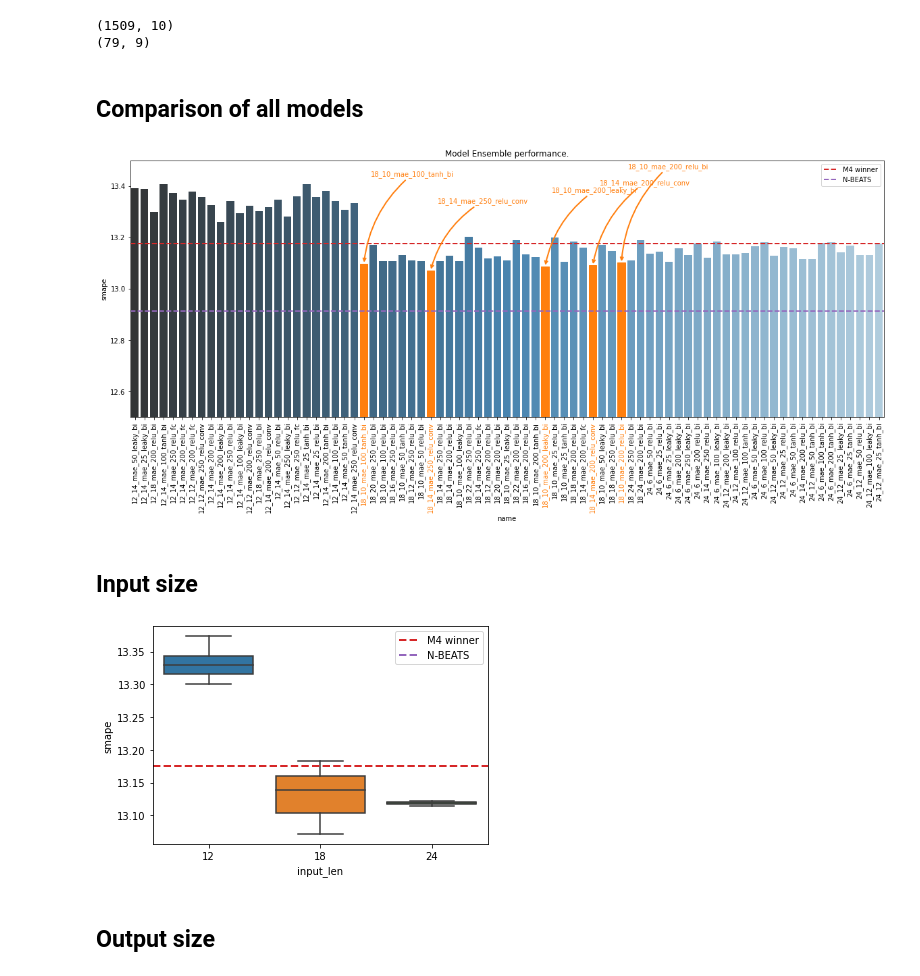
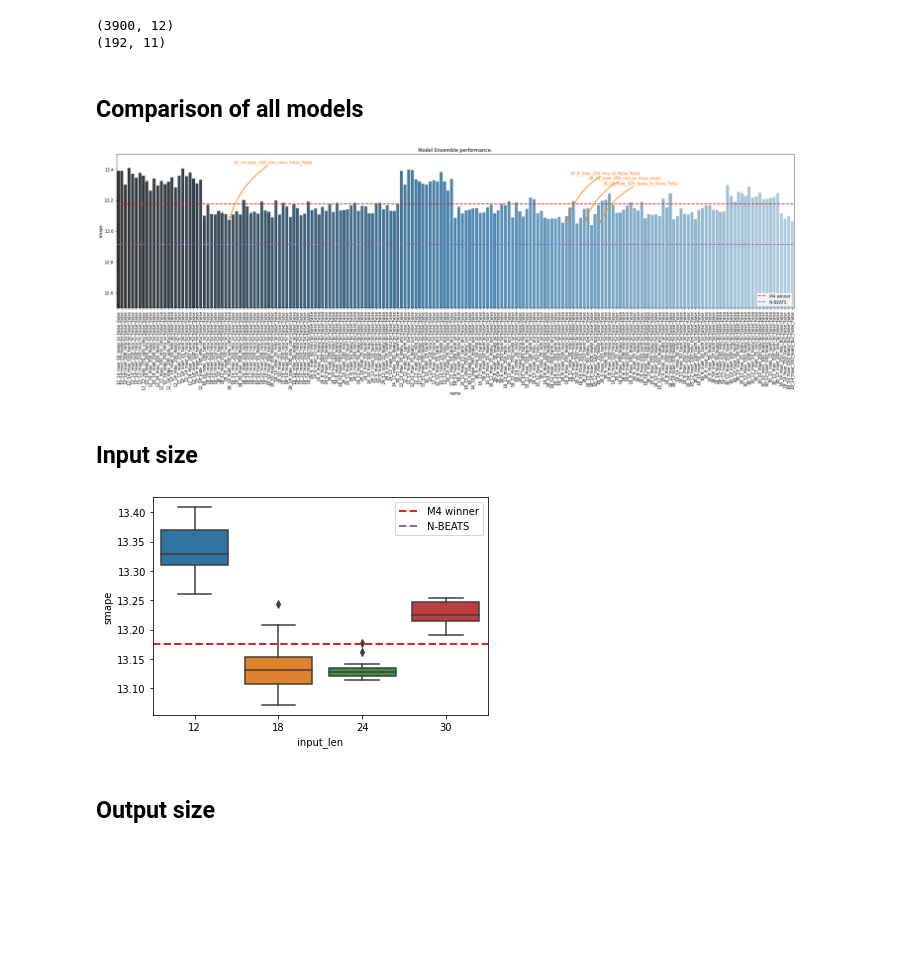
Before and after one commit to djib2011/forecasting, a Jupyter notebook: analysis/explore_results_ensemble.ipynb, the cells around one changed output. Drawn from its saved outputs; the diff is of its cells as text; code cells hidden in the pictures; blank space fills up the shorter version.

```diff
--- a/analysis/explore_results_ensemble.ipynb
+++ b/analysis/explore_results_ensemble.ipynb
@@ -6,24 +6,24 @@ import seaborn as sns
 %matplotlib inline
 # %%
 df_full = pd.read_csv('../reports/result_df.csv')
-df_full['name'] = ['_'.join([str(x) for x in df_full.iloc[i].drop(['num', 'smape', 'mase*'])]) for i in range(len(df_full))]
+df_full['name'] = df_full.T.apply(lambda row: '_'.join([str(x) for x in row.drop(['num', 'smape', 'mase*'])]))
 print(df_full.shape)
 df = df_full[df_full['num'].isna()].dropna(axis=1)
 df = df[df['loss'] != 'mse']
 print(df.shape)
 # %% [output]
-(1509, 10)
-(79, 9)
+(3900, 12)
+(192, 11)
 # %%
-def add_benchmarks():
+def add_benchmarks(legend_loc=None):
     ax = plt.gca()
     xlim = ax.get_xlim()
     ylim = ax.get_ylim()
-    plt.plot([-0.5, 200.5], [13.176, 13.176], ls='--', c='C3', label='M4 winner', lw=2)
-    plt.plot([-0.5, 200.5], [12.913, 12.913], ls='--', c='C4', label='N-BEATS', lw=2)
+    plt.plot([-0.5, 250.5], [13.176, 13.176], ls='--', c='C3', label='M4 winner', lw=2)
+    plt.plot([-0.5, 250.5], [12.913, 12.913], ls='--', c='C4', label='N-BEATS', lw=2)
     ax.set_xlim(xlim)
     ax.set_ylim(ylim)
-    plt.legend()
+    plt.legend(loc=legend_loc)
 
 def keep_duplicates(df, column):
 
@@ -41,29 +41,29 @@ def keep_duplicates(df, column):
 # %% [markdown]
 ## Comparison of all models
 # %%
-plt.figure(figsize=(20, 7))
+plt.figure(figsize=(30, 7))
 
 top5 = df.reset_index().sort_values('smape')[:5].index
 
 ax = sns.barplot(x='name', y='smape', data=df, palette='Blues_d')
 
-[bar.set_color('C1') for bar in np.array(ax.get_children())[top5]]
-[label.set_color('C1') for label in np.array(ax.get_xticklabels())[top5]]
+# [bar.set_color('C1') for bar in np.array(ax.get_children())[top5]]
+# [label.set_color('C1') for label in np.array(ax.get_xticklabels())[top5]]
 
 for en, i in enumerate(top5):
     ax.annotate(df.iloc[i]['name'], (i, df.iloc[i]['smape']),
                 (10, 100+(en*10)), textcoords='offset points', c='C1',
                 arrowprops={'arrowstyle': '->', 'color': 'C1',
                             'connectionstyle': 'arc3,rad=.2', 'lw': 2})
 
 plt.title('Model Ensemble performance.')
 plt.ylim([12.5, 13.5])
 
 plt.xticks(rotation=90)
 
-add_benchmarks()
+add_benchmarks(legend_loc='lower right')
 # %% [output]
-[figure, old version]
+[figure, new version]
 # %% [markdown]
 ## Input size
 # %%
@@ -73,7 +73,7 @@ df2 = keep_duplicates(df2, 'input_len')
 sns.boxplot(x='input_len', y='smape', data=df2)
 add_benchmarks()
 # %% [output]
-[figure, old version]
+[figure, new version]
 # %% [markdown]
 ## Output size
 # %%
```
Also changed, not shown: parts of 17 cells of this notebook, 5 other files.
